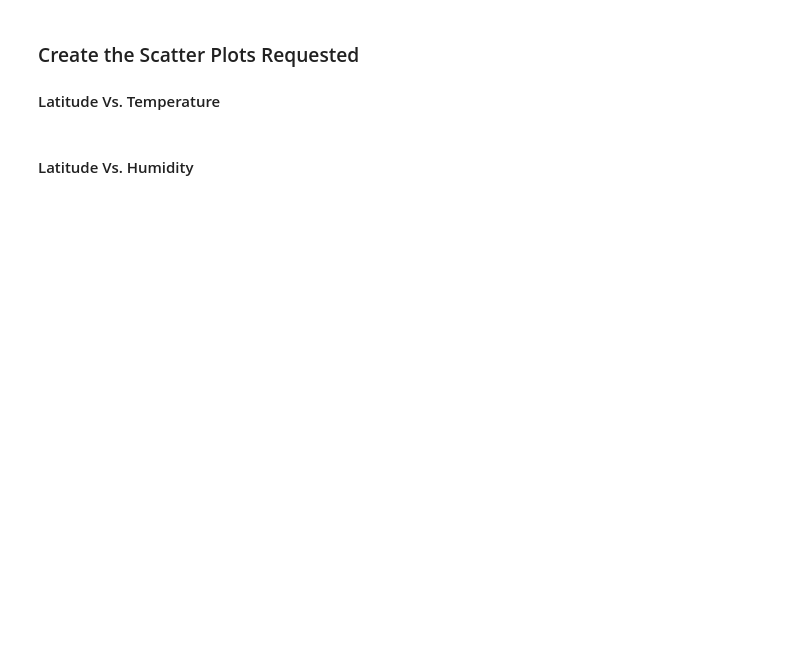
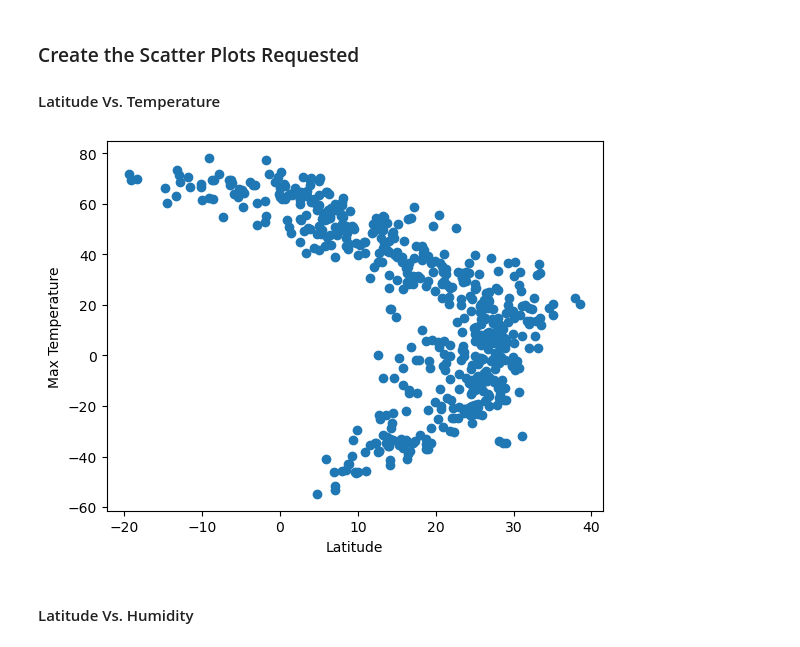
Before and after one commit to johnsonjulien/python-api-challenge, a Jupyter notebook: WeatherPy.ipynb, the cells around one changed output. Saved outputs shown, nothing was run; the diff lists cells and outputs as text; code cells hidden in the pictures; blank space fills up the shorter version.

```diff
--- a/WeatherPy.ipynb
+++ b/WeatherPy.ipynb
@@ -152,16 +210,19 @@ city_data_df.head()
 #### Latitude Vs. Temperature
 # %%
 # Build scatter plot for latitude vs. temperature
-# YOUR CODE HERE
+plt.scatter(city_data_df["Max Temp"], city_data_df["Lat"])
 
 # Incorporate the other graph properties
-# YOUR CODE HERE
+plt.xlabel("Latitude")
+plt.ylabel("Max Temperature")
 
 # Save the figure
 plt.savefig("output_data/Fig1.png")
 
 # Show plot
 plt.show()
+# %% [output]
+[figure, added]
 # %% [markdown]
 #### Latitude Vs. Humidity
 # %%
```
Also changed, not shown: parts of 35 cells of this notebook, 7 other files.
